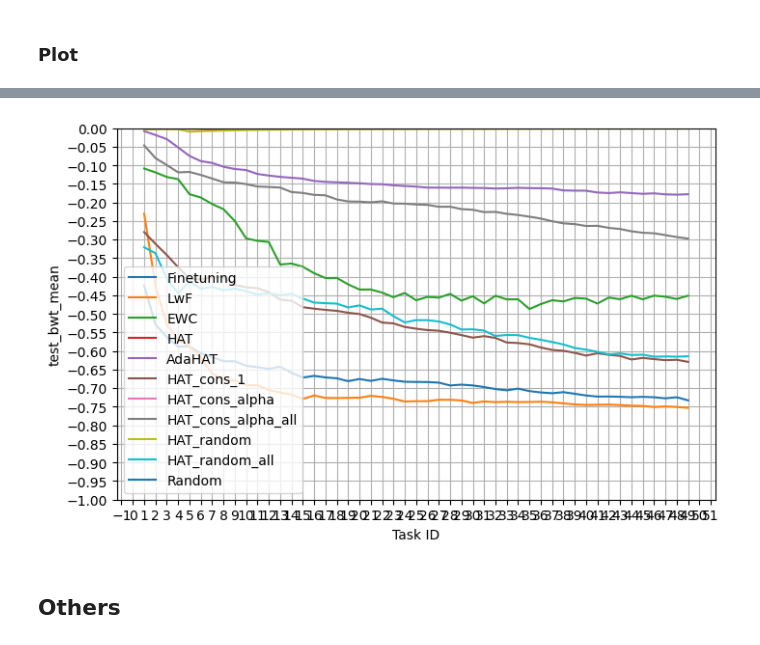
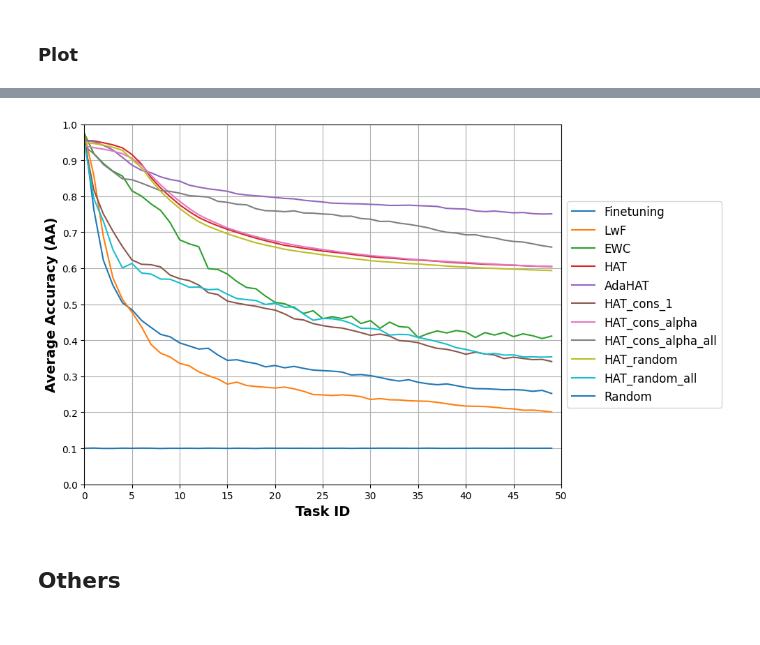
Before and after one commit to pengxiang-wang/continual-learning-arena-legacy, a Jupyter notebook: notebooks/visualisation/visualising_metrics.ipynb, the cells around one changed output, grey strips where cells are left out. Cells and saved outputs as stored; diff of their text form; code cells hidden in the pictures.

```diff
--- a/notebooks/visualisation/visualising_metrics.ipynb
+++ b/notebooks/visualisation/visualising_metrics.ipynb
@@ -8,8 +8,8 @@ import numpy as np
 ### Choose Metrics
 # %%
 
-# metric = "test_metrics_mean"
-# column_name = "test/acc/ave"
+metric = "test_metrics_mean"
+column_name = "test/acc/ave"
 
 # metric = "test_forgetting_ratio_mean"
 # column_name = "test/fr/ave"
@@ -21,8 +21,8 @@ import numpy as np
 # metric = "test_im_mean"
 # column_name = "im"
 
-metric = "test_bwt_mean"
-column_name = "bwt"
+# metric = "test_bwt_mean"
+# column_name = "bwt"
 
 # metric = "test_fwt_mean"
 # column_name = "fwt"
@@ -133,42 +133,51 @@ csv_path_list = [f"../../logs_saved/s20/hparams_study/runs/{b}/csv/{metric}.csv"
 # %% [markdown]
 ### Plot
 # %%
-fig, ax = plt.subplots()
-fig.set_size_inches(8, 5)
-
-# global settings
-ax.grid(True)
-ax.set_title("")
-ax.set_xlabel("Task ID")
-ax.set_ylabel(f"{metric}")
-plt.xticks(range(0, 51, 5))  # 设置 x 轴刻度，每隔5个单位显示一个标签
-ax.xaxis.set_major_locator(plt.MultipleLocator(1))
-ax.set_ylim(-1, 0)
-ax.yaxis.set_major_locator(plt.MultipleLocator(0.05))
+import csv
+import numpy as np
+import matplotlib.pyplot as plt
+from matplotlib import rc
 
 
+# 使用更美观的字体
+rc('font', family='Times New Roman')
+
+# 创建图形和轴对象
+fig, ax = plt.subplots(figsize=(10, 6))
+
+# 设置全局样式
+ax.grid(True)
+# ax.set_title("Task Progression", fontsize=18, fontweight='bold')  # 增大标题字体并加粗
+ax.set_xlabel("Task ID", fontsize=14, fontweight='bold')  # 增大 x 轴标签字体并加粗
+ax.set_ylabel("Average Accuracy (AA)", fontsize=14, fontweight='bold')  # 增大 y 轴标签字体并加粗
+
+# 设置 x 轴刻度
+ax.xaxis.set_major_locator(plt.MultipleLocator(5))  # 每隔5个单位显示一个刻度
+ax.set_xlim(0, 50)  # 设置 x 轴刻度范围
+
+# 设置 y 轴刻度
+ax.yaxis.set_major_locator(plt.MultipleLocator(0.1))
+ax.set_ylim(0, 1)
+
+# 循环绘制每个数据集
 for csv_path, legend in zip(csv_path_list, legend_list):
-
-    # read csv
+    task_column = []
+    metric_column = []
     with open(csv_path) as csvfile:
         reader = csv.DictReader(csvfile)
-        task_column = [int(float(row["task"])) for row in reader]
+        for row in reader:
+            task_val = int(float(row["task"]))
+            task_column.append(task_val)
+            metric_val = float(row[column_name]) if row[column_name] else np.nan
+            metric_column.append(metric_val)
 
-    with open(csv_path) as csvfile:
-        reader = csv.DictReader(csvfile)
-        metric_column = []
-        for row in reader:
-            if row[column_name]:
-                print(row[column_name])
-                metric_column.append(float(row[column_name]))
-            else:
-                metric_column.append(np.nan)
+    # 绘制折线
+    ax.plot(task_column, metric_column, label=legend)
 
-    # plot
-    ax.plot(task_column, metric_column, label=legend)
-    ax.legend()
+# 添加图例
+ax.legend(fontsize=12, loc='center left', bbox_to_anchor=(1, 0.5))  # 将图例分开显示，位于右侧中间
 
-
-
+# 显示图形
+plt.tight_layout()
 plt.show()
 # %% [output]
@@ -192,4 +201,4 @@ plt.show()
-[figure, old version]
+[figure, new version]
 # %% [markdown]
 ## Others
 # %%
```
Also changed, not shown: parts of 1 cell of this notebook, 16 other files.
